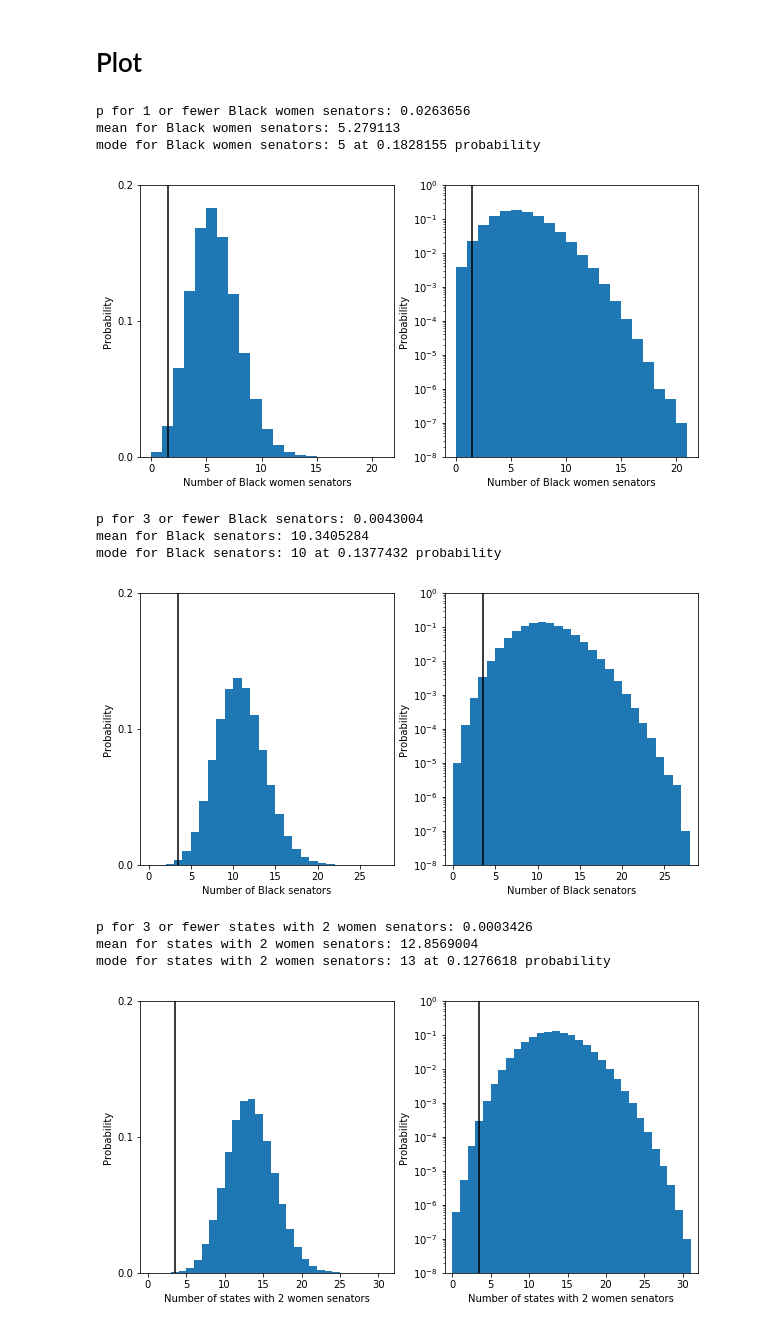
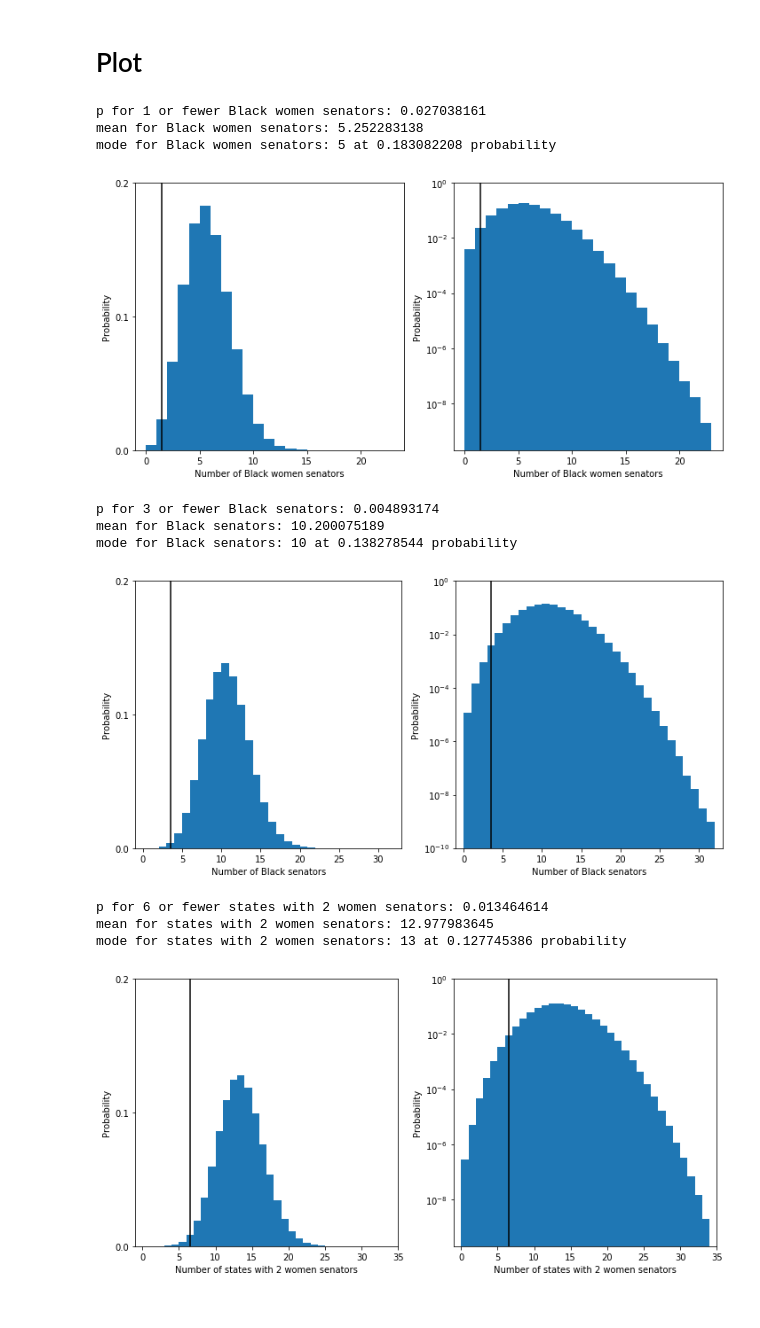
Before and after one commit to JesseLivezey/simple_senate_demographics, a Jupyter notebook: senate_demographics.ipynb, the cells around one changed output. Drawn from its saved outputs; the diff is of its cells as text; code cells hidden in the pictures.

```diff
--- a/senate_demographics.ipynb
+++ b/senate_demographics.ipynb
@@ -6,11 +7,12 @@ import pandas as pd
 import matplotlib.pyplot as plt
 %matplotlib inline
 # %%
-rng = np.random.RandomState(20170720)
+torch.manual_seed(20200328)
 data = pd.read_csv('data.csv')
+device = 'cuda'
 
-n_bootstrap = 10000
-repetitions = 1000
+n_bootstrap = 100000
+repetitions = 10000
 # %%
-state_black = data['Fraction Black'].values
-state_woman = data['Fraction Female'].values
+state_black = torch.tensor(data['Fraction Black'].values, device=device)
+state_woman = torch.tensor(data['Fraction Female'].values, device=device)
@@ -24,10 +24,10 @@ n_women = np.empty(n_bootstrap * repetitions, dtype='uint8')
 
 for ii in range(repetitions):
     print('{} out of {}'.format(ii, repetitions))
-    senate_woman = rng.rand(n_bootstrap, 50, 2) < state_woman[np.newaxis, :, np.newaxis]
-    senate_black = rng.rand(n_bootstrap, 50, 2) < state_black[np.newaxis, :, np.newaxis]
+    senate_woman = torch.rand(n_bootstrap, 50, 2, device=device) < state_woman[np.newaxis, :, np.newaxis]
+    senate_black = torch.rand(n_bootstrap, 50, 2, device=device) < state_black[np.newaxis, :, np.newaxis]
     both_women_per_state = senate_woman[..., 0] * senate_woman[..., 1]
-    n_state_2_women[ii*n_bootstrap:(ii+1)*n_bootstrap] = both_women_per_state.sum(axis=1)
-    n_black_women[ii*n_bootstrap:(ii+1)*n_bootstrap] = np.sum(senate_woman * senate_black, axis=(1, 2))
-    n_black[ii*n_bootstrap:(ii+1)*n_bootstrap] = senate_black.sum(axis=(1, 2))
-    n_women[ii*n_bootstrap:(ii+1)*n_bootstrap] = senate_woman.sum(axis=(1, 2))
+    n_states_2_women[ii*n_bootstrap:(ii+1)*n_bootstrap] = both_women_per_state.sum(axis=1).cpu().numpy()
+    n_black_women[ii*n_bootstrap:(ii+1)*n_bootstrap] = torch.sum(senate_woman * senate_black, dim=(1, 2)).cpu().numpy()
+    n_black[ii*n_bootstrap:(ii+1)*n_bootstrap] = senate_black.sum(dim=(1, 2)).cpu().numpy()
+    n_women[ii*n_bootstrap:(ii+1)*n_bootstrap] = senate_woman.sum(dim=(1, 2)).cpu().numpy()
@@ -37,7 +55,7 @@ for ii in range(repetitions):
 def make_plots(data, reality, description):
     f, axes = plt.subplots(1, 2, figsize=(10, 5))
     for ax in axes:
-        h, b, p = ax.hist(data, bins=np.arange(0, 101), normed=True)
+        h, b, p = ax.hist(data, bins=np.arange(0, 101), density=True)
         ax.plot([reality + .5, reality + .5], [0, 1], c='black')
         ax.set_ylim(h[h>0].min()/10., 1)
         ax.set_xlim(-1, data.max() + 2)
@@ -46,6 +64,7 @@ def make_plots(data, reality, description):
     axes[0].set_ylim(0, .2)
     axes[0].set_yticks([0, .1, .2])
     axes[1].set_yscale('log')
+    f.tight_layout()
     print('p for {} or fewer {}: {}'.format(reality, description, np.mean(data <= reality)))
     print('mean for {}: {}'.format(description, data.mean()))
     print('mode for {}: {} at {} probability'.format(description, h.argmax(), h.max()))
@@ -54,26 +73,26 @@ make_plots(n_black_women, 1, 'Black women senators')
 plt.savefig(os.path.join(os.environ['HOME'],'Downloads/1BlackWoman.png'), dpi=300)
 plt.show()
 # %% [output]
-p for 1 or fewer Black women senators: 0.0263656
-mean for Black women senators: 5.279113
-mode for Black women senators: 5 at 0.1828155 probability
+p for 1 or fewer Black women senators: 0.027038161
+mean for Black women senators: 5.252283138
+mode for Black women senators: 5 at 0.183082208 probability
-[figure, old version]
+[figure, new version]
 # %%
 make_plots(n_black, 3, 'Black senators')
 plt.savefig(os.path.join(os.environ['HOME'],'Downloads/3Black.png'), dpi=300)
 plt.show()
 # %% [output]
-p for 3 or fewer Black senators: 0.0043004
-mean for Black senators: 10.3405284
-mode for Black senators: 10 at 0.1377432 probability
+p for 3 or fewer Black senators: 0.004893174
+mean for Black senators: 10.200075189
+mode for Black senators: 10 at 0.138278544 probability
-[figure, old version]
+[figure, new version]
 # %%
-make_plots(n_states_2_women, 3, 'states with 2 women senators')
+make_plots(n_states_2_women, 6, 'states with 2 women senators')
 plt.savefig(os.path.join(os.environ['HOME'],'Downloads/2WomenStates.png'), dpi=300)
 plt.show()
 # %% [output]
-p for 3 or fewer states with 2 women senators: 0.0003426
-mean for states with 2 women senators: 12.8569004
-mode for states with 2 women senators: 13 at 0.1276618 probability
+p for 6 or fewer states with 2 women senators: 0.013464614
+mean for states with 2 women senators: 12.977983645
+mode for states with 2 women senators: 13 at 0.127745386 probability
-[figure, old version]
+[figure, new version]
 # %%
```
Also changed, not shown: parts of 18 cells of this notebook, 1 other file.
